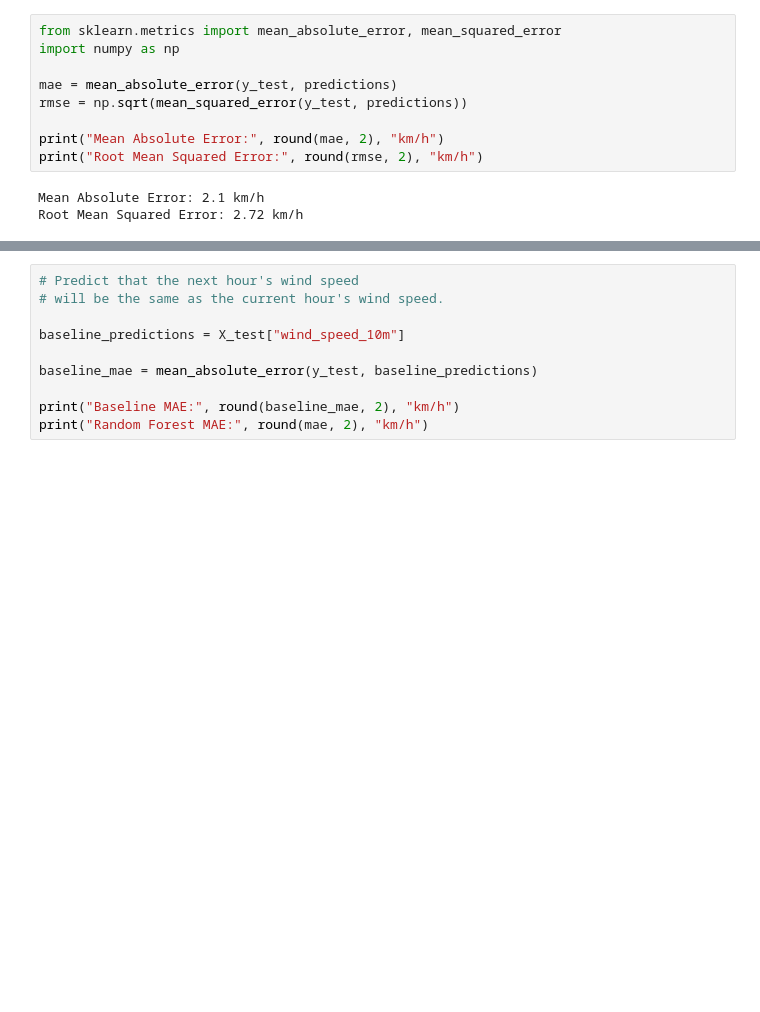
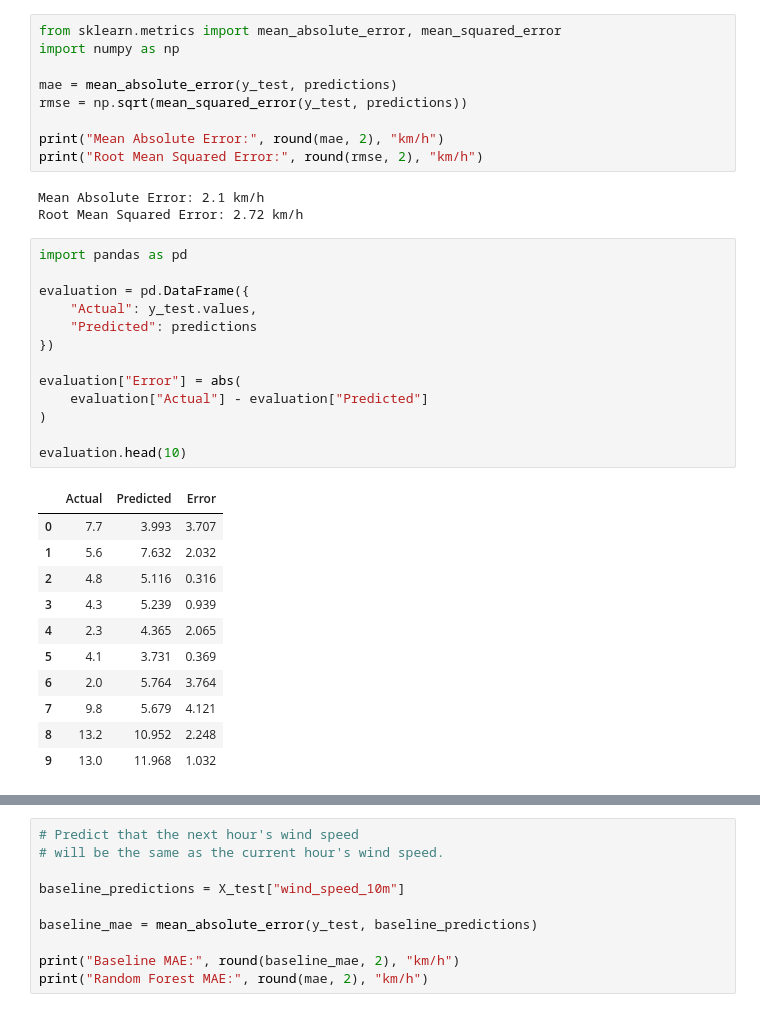
Before and after one commit to fida-fei/breezy, a Jupyter notebook: notebooks/01_wind_data_exploration.ipynb, the cells around one changed output, grey strips where cells are left out. Drawn from its saved outputs; the diff is of its cells as text; blank space fills up the shorter version.

Commit message:
Add wind speed error analysis

```diff
--- a/notebooks/01_wind_data_exploration.ipynb
+++ b/notebooks/01_wind_data_exploration.ipynb
@@ -535,3 +537,28 @@ print("Root Mean Squared Error:", round(rmse, 2), "km/h")
 # %% [output]
 Mean Absolute Error: 2.1 km/h
 Root Mean Squared Error: 2.72 km/h
+# %%
+import pandas as pd
+
+evaluation = pd.DataFrame({
+    "Actual": y_test.values,
+    "Predicted": predictions
+})
+
+evaluation["Error"] = abs(
+    evaluation["Actual"] - evaluation["Predicted"]
+)
+
+evaluation.head(10)
+# %% [output]
+|  | Actual | Predicted | Error |
+| 0 | 7.7 | 3.993 | 3.707 |
+| 1 | 5.6 | 7.632 | 2.032 |
+| 2 | 4.8 | 5.116 | 0.316 |
+| 3 | 4.3 | 5.239 | 0.939 |
+| 4 | 2.3 | 4.365 | 2.065 |
+| 5 | 4.1 | 3.731 | 0.369 |
+| 6 | 2.0 | 5.764 | 3.764 |
+| 7 | 9.8 | 5.679 | 4.121 |
+| 8 | 13.2 | 10.952 | 2.248 |
+| 9 | 13.0 | 11.968 | 1.032 |
```
Also changed, not shown: parts of 8 cells of this notebook.
